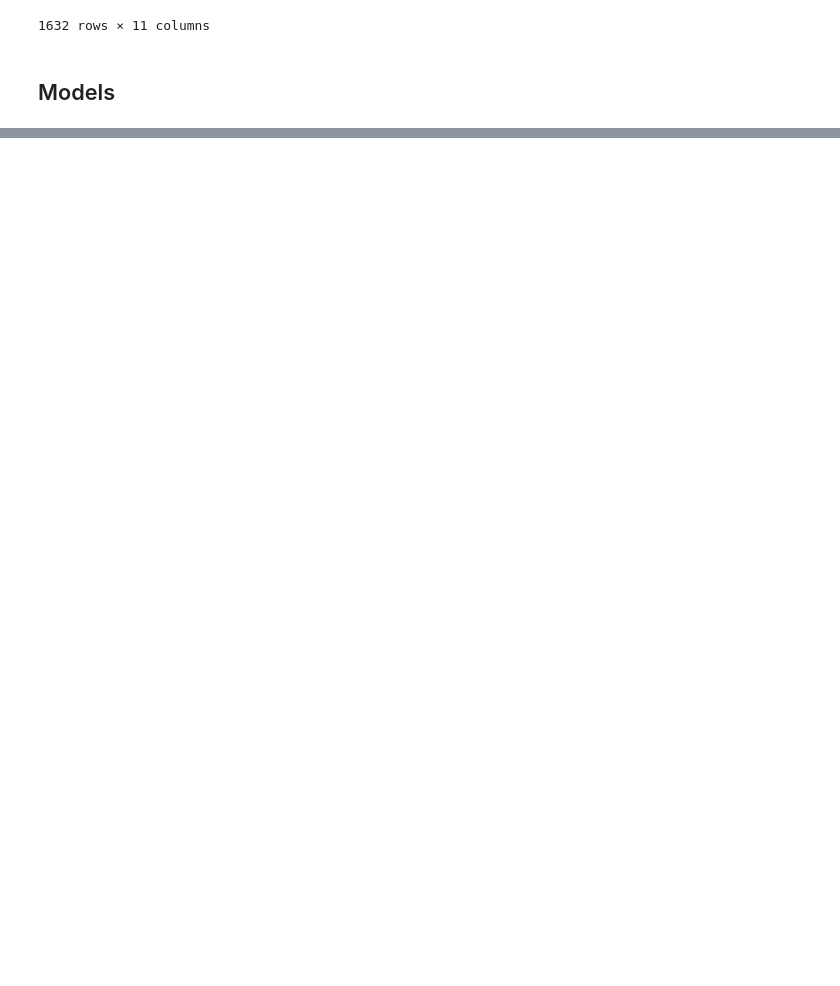
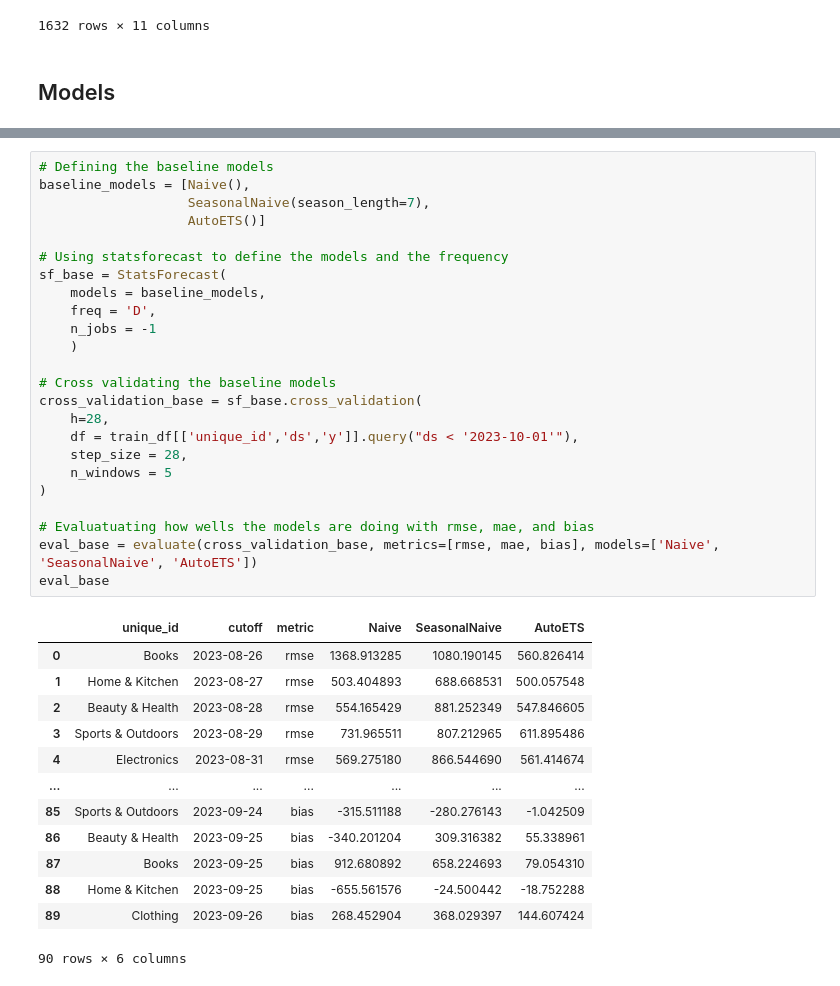
Before and after one commit to ryaltic/E-Commerce-Time-Series-Forecast, a Jupyter notebook: E_Commerce_Forecasting.ipynb, the cells around one changed output, grey strips where cells are left out. Drawn from its saved outputs; the diff is of its cells as text; blank space fills up the shorter version.

Commit message:
Completed baseline models

```diff
--- a/E_Commerce_Forecasting.ipynb
+++ b/E_Commerce_Forecasting.ipynb
@@ -410,0 +437,38 @@ test_df
+# %%
+# Defining the baseline models
+baseline_models = [Naive(),
+                   SeasonalNaive(season_length=7),
+                   AutoETS()]
+
+# Using statsforecast to define the models and the frequency
+sf_base = StatsForecast(
+    models = baseline_models,
+    freq = 'D',
+    n_jobs = -1
+    )
+
+# Cross validating the baseline models
+cross_validation_base = sf_base.cross_validation(
+    h=28,
+    df = train_df[['unique_id','ds','y']].query("ds < '2023-10-01'"),
+    step_size = 28,
+    n_windows = 5
+)
+
+# Evaluatuating how wells the models are doing with rmse, mae, and bias
+eval_base = evaluate(cross_validation_base, metrics=[rmse, mae, bias], models=['Naive', 'SeasonalNaive', 'AutoETS'])
+eval_base
+# %% [output]
+|  | unique_id | cutoff | metric | Naive | SeasonalNaive | AutoETS |
+| 0 | Books | 2023-08-26 | rmse | 1368.913285 | 1080.190145 | 560.826414 |
+| 1 | Home & Kitchen | 2023-08-27 | rmse | 503.404893 | 688.668531 | 500.057548 |
+| 2 | Beauty & Health | 2023-08-28 | rmse | 554.165429 | 881.252349 | 547.846605 |
+| 3 | Sports & Outdoors | 2023-08-29 | rmse | 731.965511 | 807.212965 | 611.895486 |
+| 4 | Electronics | 2023-08-31 | rmse | 569.275180 | 866.544690 | 561.414674 |
+| ... | ... | ... | ... | ... | ... | ... |
+| 85 | Sports & Outdoors | 2023-09-24 | bias | -315.511188 | -280.276143 | -1.042509 |
+| 86 | Beauty & Health | 2023-09-25 | bias | -340.201204 | 309.316382 | 55.338961 |
+| 87 | Books | 2023-09-25 | bias | 912.680892 | 658.224693 | 79.054310 |
+| 88 | Home & Kitchen | 2023-09-25 | bias | -655.561576 | -24.500442 | -18.752288 |
+| 89 | Clothing | 2023-09-26 | bias | 268.452904 | 368.029397 | 144.607424 |
+90 rows × 6 columns
```
Also changed, not shown: parts of 4 cells of this notebook.
